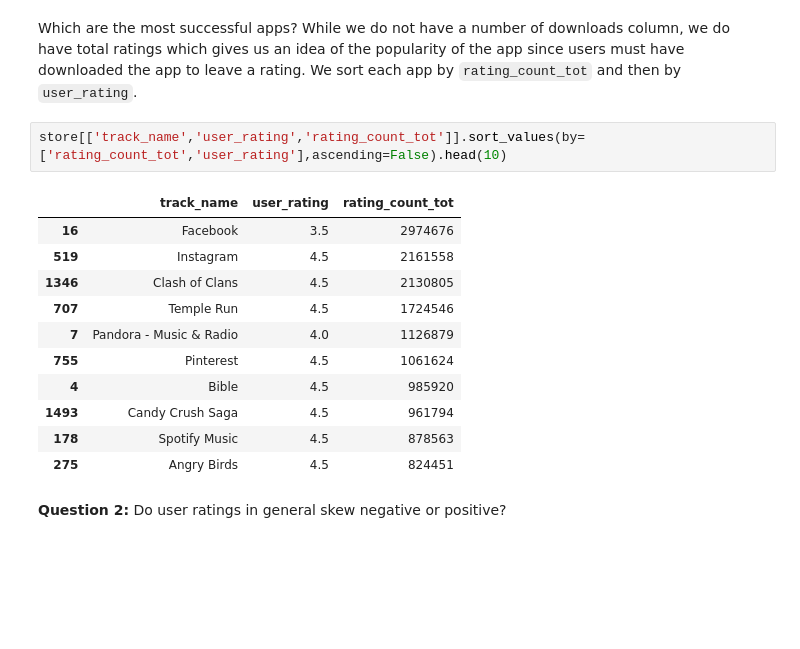
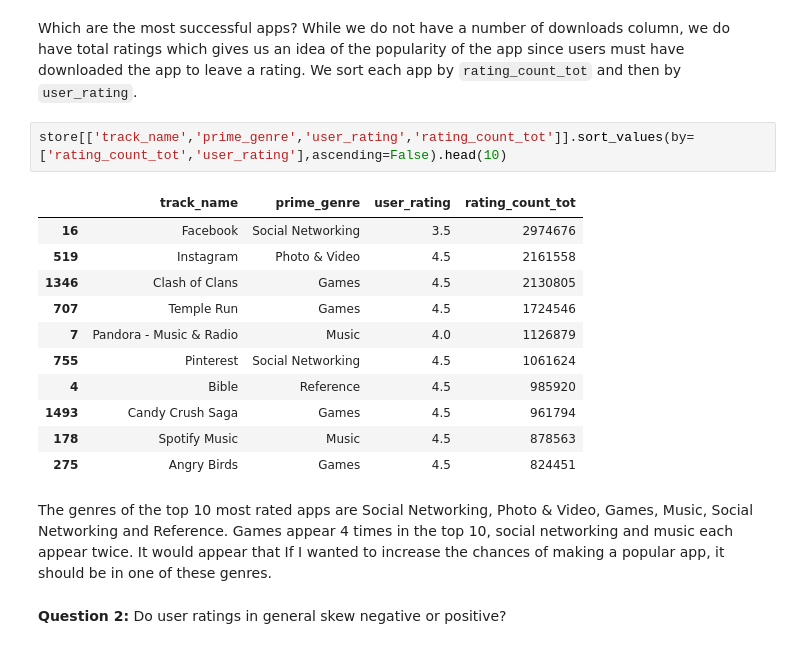
Before and after one commit to cgman64/apple-store-analysis, a Jupyter notebook: appStoreAnalysis.ipynb, the cells around one changed output. Saved outputs shown, nothing was run; the diff lists cells and outputs as text; blank space fills up the shorter version.

```diff
--- a/appStoreAnalysis.ipynb
+++ b/appStoreAnalysis.ipynb
@@ -212,19 +224,21 @@ The strip plot above shows the distributions of size in bytes, of each app group
 # %% [markdown]
 Which are the most successful apps? While we do not have a number of downloads column, we do have total ratings which gives us an idea of the popularity of the app since users must have downloaded the app to leave a rating. We sort each app by `rating_count_tot` and then by `user_rating`.
 # %%
-store[['track_name','user_rating','rating_count_tot']].sort_values(by=['rating_count_tot','user_rating'],ascending=False).head(10)
+store[['track_name','prime_genre','user_rating','rating_count_tot']].sort_values(by=['rating_count_tot','user_rating'],ascending=False).head(10)
 # %% [output]
-|  | track_name | user_rating | rating_count_tot |
-| 16 | Facebook | 3.5 | 2974676 |
-| 519 | Instagram | 4.5 | 2161558 |
-| 1346 | Clash of Clans | 4.5 | 2130805 |
-| 707 | Temple Run | 4.5 | 1724546 |
-| 7 | Pandora - Music & Radio | 4.0 | 1126879 |
-| 755 | Pinterest | 4.5 | 1061624 |
-| 4 | Bible | 4.5 | 985920 |
-| 1493 | Candy Crush Saga | 4.5 | 961794 |
-| 178 | Spotify Music | 4.5 | 878563 |
-| 275 | Angry Birds | 4.5 | 824451 |
+|  | track_name | prime_genre | user_rating | rating_count_tot |
+| 16 | Facebook | Social Networking | 3.5 | 2974676 |
+| 519 | Instagram | Photo & Video | 4.5 | 2161558 |
+| 1346 | Clash of Clans | Games | 4.5 | 2130805 |
+| 707 | Temple Run | Games | 4.5 | 1724546 |
+| 7 | Pandora - Music & Radio | Music | 4.0 | 1126879 |
+| 755 | Pinterest | Social Networking | 4.5 | 1061624 |
+| 4 | Bible | Reference | 4.5 | 985920 |
+| 1493 | Candy Crush Saga | Games | 4.5 | 961794 |
+| 178 | Spotify Music | Music | 4.5 | 878563 |
+| 275 | Angry Birds | Games | 4.5 | 824451 |
+# %% [markdown]
+The genres of the top 10 most rated apps are Social Networking, Photo & Video, Games, Music, Social Networking and Reference. Games appear 4 times in the top 10, social networking and music each appear twice. It would appear that If I wanted to increase the chances of making a popular app, it should be in one of these genres.
 # %% [markdown]
 **Question 2:** Do user ratings in general skew negative or positive?
 # %%
```
Also changed, not shown: parts of 11 cells of this notebook.
